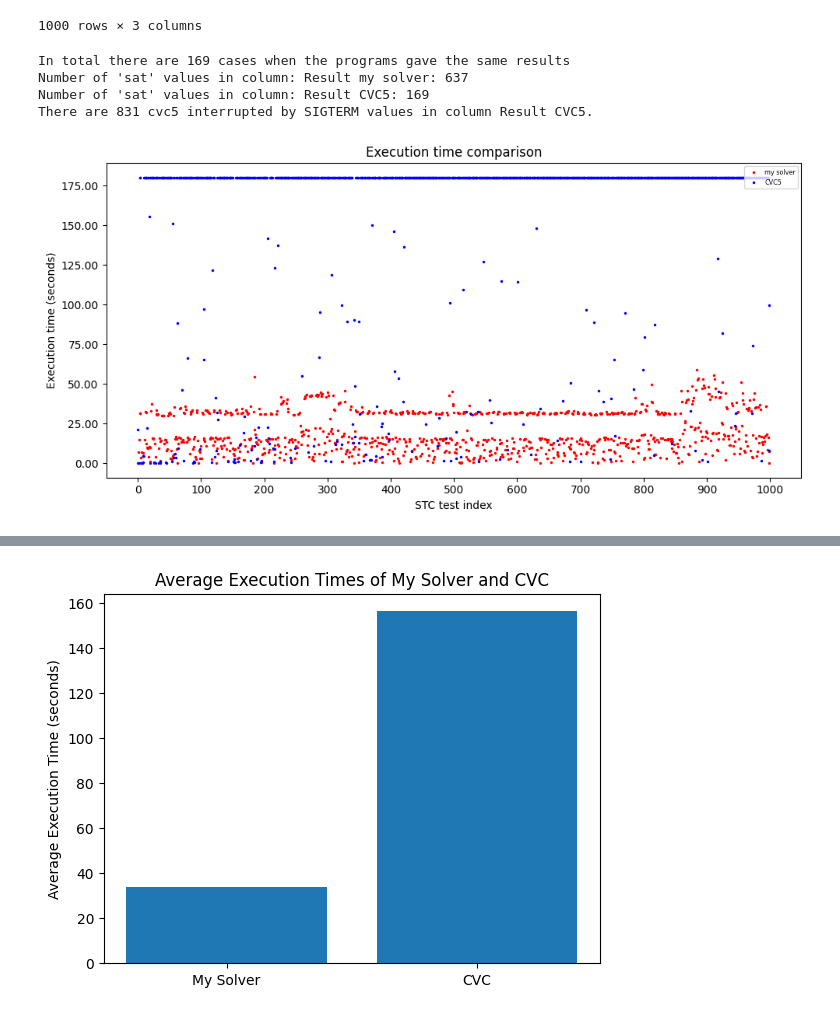
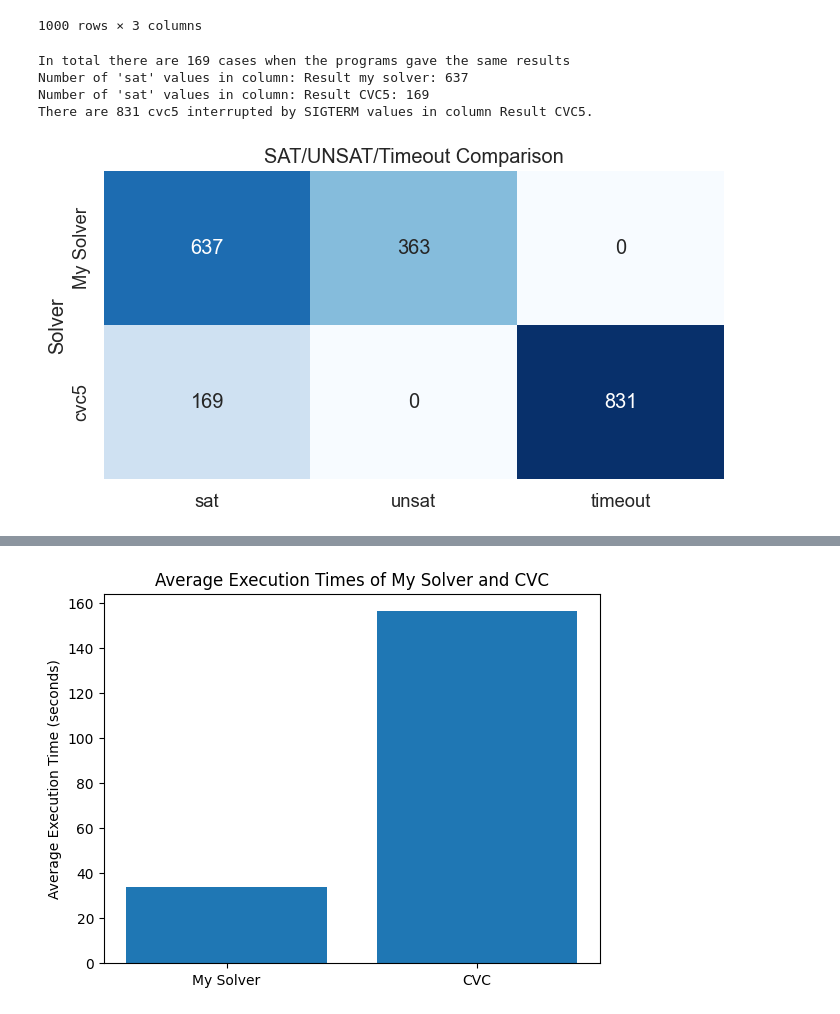
Before and after one commit to burbyleonid/BIE-BAP, a Jupyter notebook: code/src/analysis.ipynb, the cells around one changed output, grey strips where cells are left out. Saved outputs shown, nothing was run; the diff lists cells and outputs as text; code cells hidden in the pictures.

Commit message:
New graphs added

```diff
--- a/code/src/analysis.ipynb
+++ b/code/src/analysis.ipynb
@@ -211,7 +310,11 @@ All STC test were calculated in: 155392.03 seconds, 2589.0 minutes, hours 43.0
 | 999 | STC_1000.smt2 | 8.277486 | sat |
 1000 rows × 3 columns
 # %%
-# Mmerging 2 datframes to compare and make analysis
+# Second run
+
+# Merging 2 datframes to compare and make analysis
+
+
 
 resulting_df = pd.merge(df, df_orig, on='Test name')
 
@@ -232,32 +335,38 @@ same_results_counter = sum(resulting_df['Result my solver'] == resulting_df['Res
 print("In total there are {} cases when the programs gave the same results".format(same_results_counter))
 
 
 # Define the lambda function to calculate missing values
 calculate_missing = lambda col: sum(1 for val in col if val == 'cvc5 interrupted by SIGTERM.')
 sat_counter = lambda col: sum(1 for val in col if val == 'sat')
 
 # # Apply the lambda function to column 'B'
 missing_values_cvc = resulting_df['Result CVC'].pipe(calculate_missing)
 
 
 
 sat_count_Leonid = sat_counter(resulting_df['Result my solver'])
 sat_count_cvc = sat_counter(resulting_df['Result CVC'])
 
 print("Number of 'sat' values in column: Result my solver: {}".format( sat_count_Leonid))
 print("Number of 'sat' values in column: Result CVC5: {}".format(sat_count_cvc))
 
 print("There are {} cvc5 interrupted by SIGTERM values in column Result CVC5.".format(missing_values_cvc))
 
 resulting_df
 
+
+resulting_df['Result my solver'] = resulting_df['Result my solver'].replace({'not sat': 'unsat'})
 # tmp_second_run = plot_execution_times(resulting_df)
 
 
-tmp_second_run = stc_time_comparison(resulting_df, "STC")
+# tmp_second_run = stc_time_comparison(resulting_df, "STC")
+
+second_run_sat = sat_unsat(resulting_df)
+
+# resulting_df
 # %% [output]
 In total there are 169 cases when the programs gave the same results
 Number of 'sat' values in column: Result my solver: 637
 Number of 'sat' values in column: Result CVC5: 169
 There are 831 cvc5 interrupted by SIGTERM values in column Result CVC5.
-[figure, old version]
+[figure, new version]
```
Also changed, not shown: parts of 4 cells of this notebook, 1 other file.
